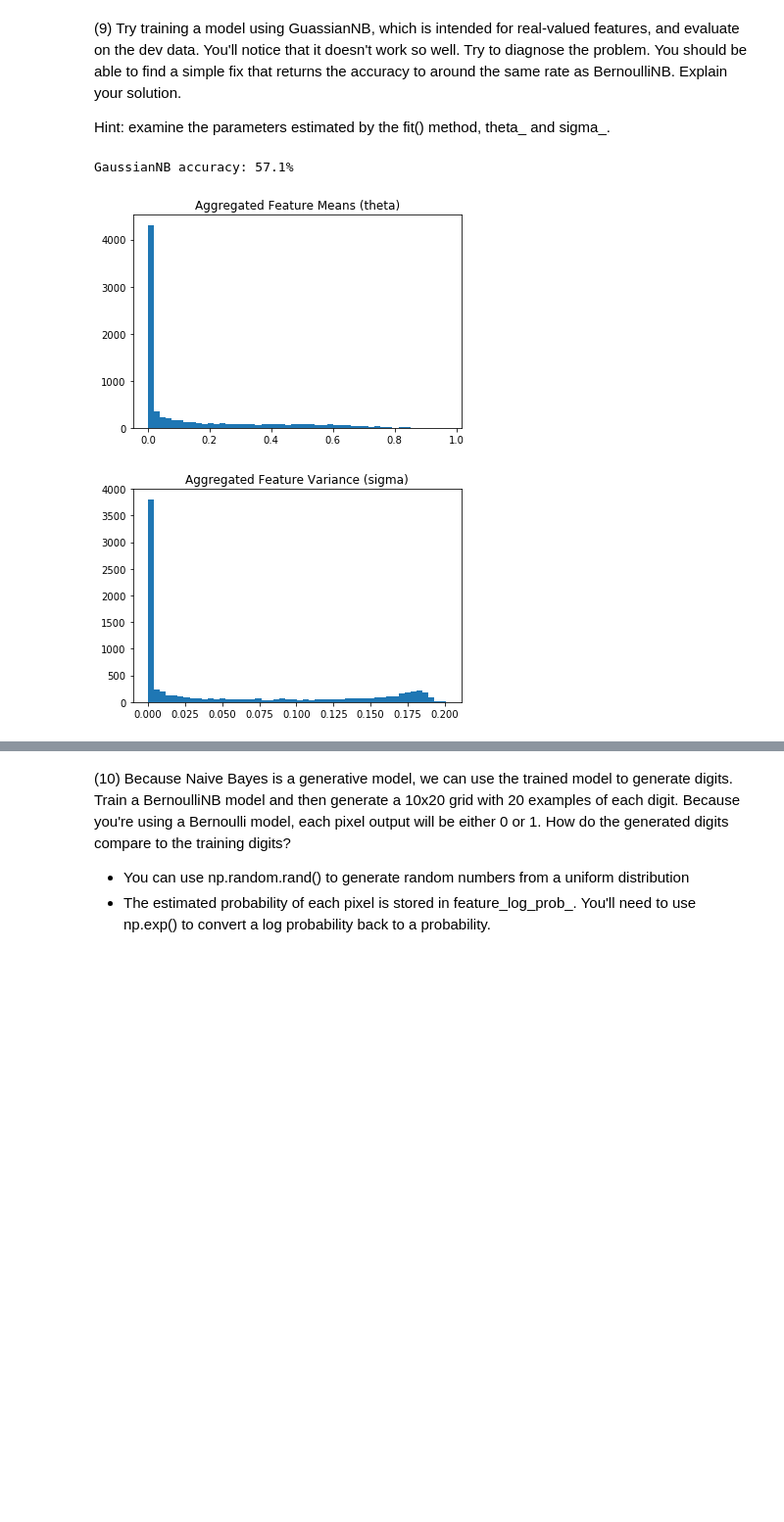
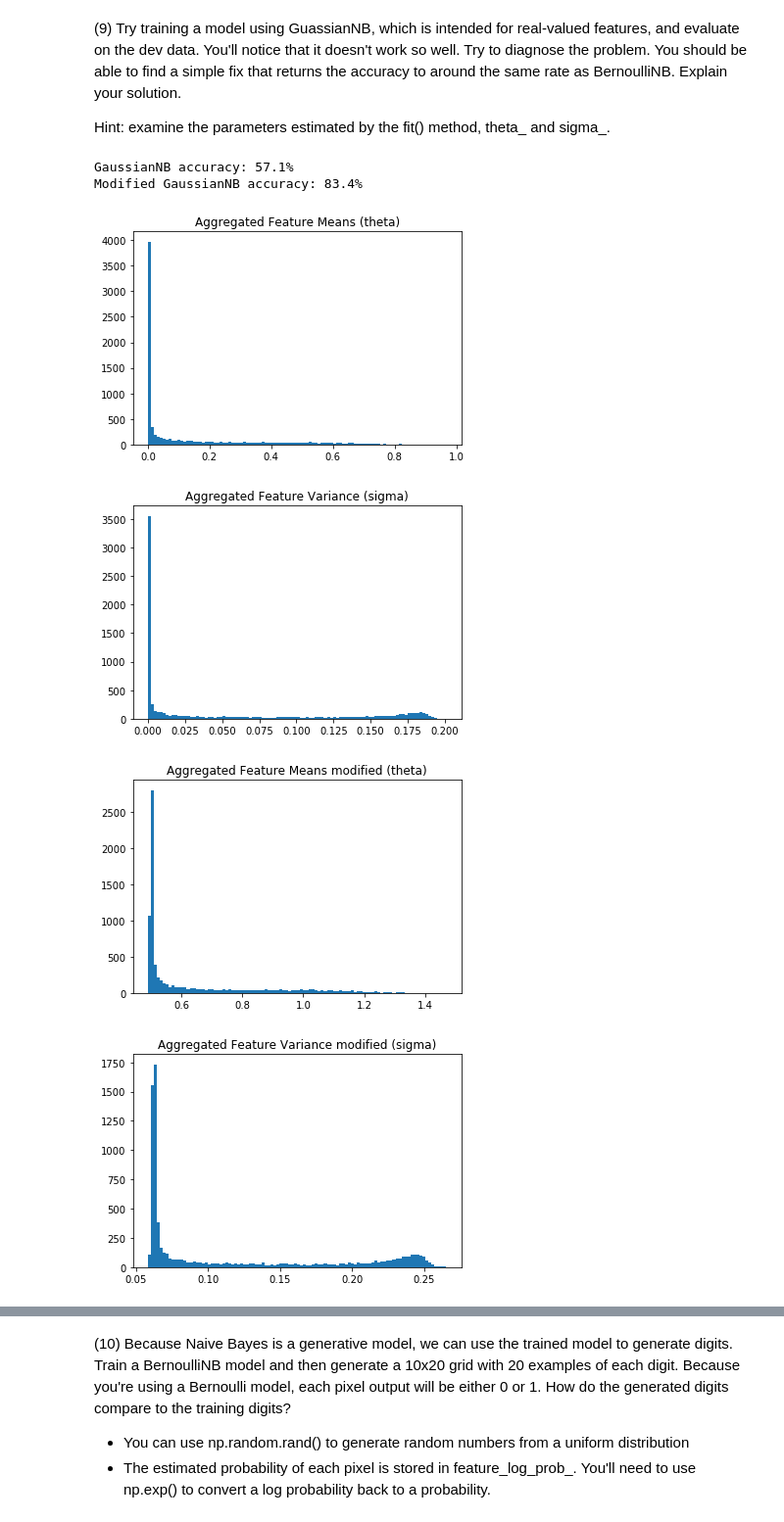
Before and after one commit to SombiriX/w207_git, a Jupyter notebook: project1/sombiri_enwemeka_p1.ipynb, the cells around one changed output, grey strips where cells are left out. Shown at 98% size. Drawn from its saved outputs; the diff is of its cells as text; code cells hidden in the pictures; blank space fills up the shorter version.

```diff
--- a/project1/sombiri_enwemeka_p1.ipynb
+++ b/project1/sombiri_enwemeka_p1.ipynb
@@ -586,24 +586,54 @@ Hint: examine the parameters estimated by the fit() method, theta\_ and sigma\_.
 # %%
 def P9():
 
 ### STUDENT END ###
     # Fit model using BernoulliNB and binarize data
     gaussian_clf = GaussianNB()
     gaussian_clf.fit(train_data, train_labels)
     print "GaussianNB accuracy: {}%".format(
         get_accuracy(dev_labels, gaussian_clf.predict(dev_data)))
 
     plt.figure(1)
-    plt.hist(gaussian_clf.theta_.flatten(), 50)
+    plt.hist(gaussian_clf.theta_.flatten(), 100)
     plt.title("Aggregated Feature Means (theta)")
     plt.figure(2)
-    plt.hist(gaussian_clf.sigma_.flatten(), 50)
+    plt.hist(gaussian_clf.sigma_.flatten(), 100)
     plt.title("Aggregated Feature Variance (sigma)")
+
+    # Our data is super skewed and doesn't really fit a Gaussian model
+    # Attempt to fit data to a normal (Gaussian) distribution
+    train_data_modified = (train_data +
+                           np.random.normal(
+                               loc=0.5,
+                               scale=0.5,
+                               size=train_data.shape))
+    dev_data_modified = (dev_data +
+                         np.random.normal(
+                             loc=0.5,
+                             scale=0.5,
+                             size=dev_data.shape))
+    fixed_gaussian_clf = GaussianNB()
+    fixed_gaussian_clf.fit(train_data_modified, train_labels)
+    print "Modified GaussianNB accuracy: {}%".format(
+        get_accuracy(
+            dev_labels,
+            fixed_gaussian_clf.predict(dev_data_modified)))
+
+    # Plot modified data
+    plt.figure(3)
+    plt.hist(fixed_gaussian_clf.theta_.flatten(), 100)
+    plt.title("Aggregated Feature Means modified (theta)")
+    plt.figure(4)
+    plt.hist(fixed_gaussian_clf.sigma_.flatten(), 100)
+    plt.title("Aggregated Feature Variance modified (sigma)")
 
 ### STUDENT END ###
 
 gnb = P9()
 # %% [output]
 GaussianNB accuracy: 57.1%
+Modified GaussianNB accuracy: 83.4%
-[figure, old version]
+[figure, new version]
-[figure, old version]
+[figure, new version]
+[figure, added]
+[figure, added]
```
Also changed, not shown: parts of 2 cells of this notebook.
